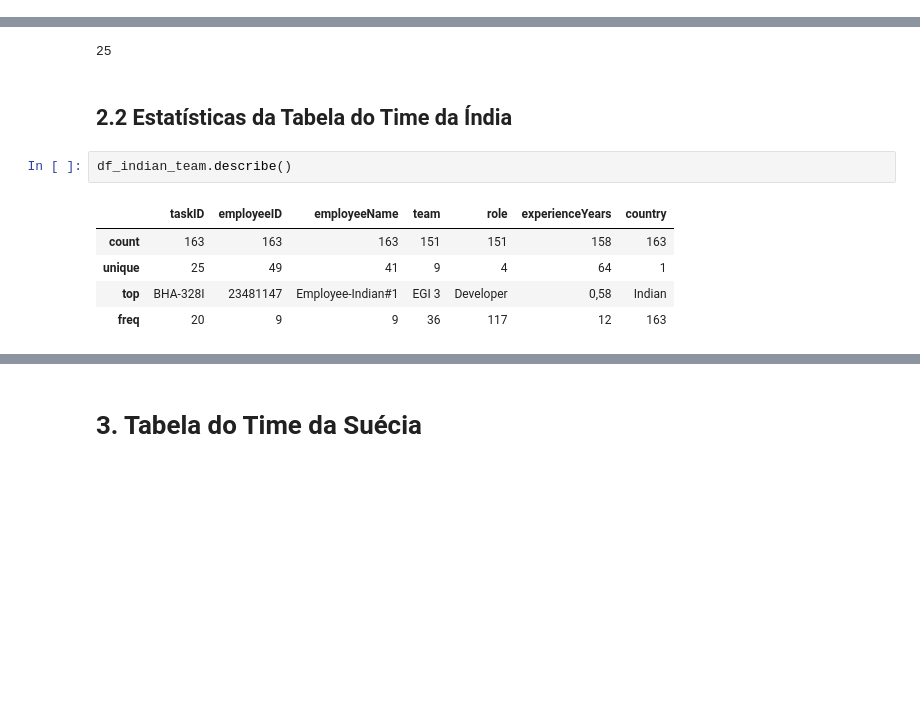
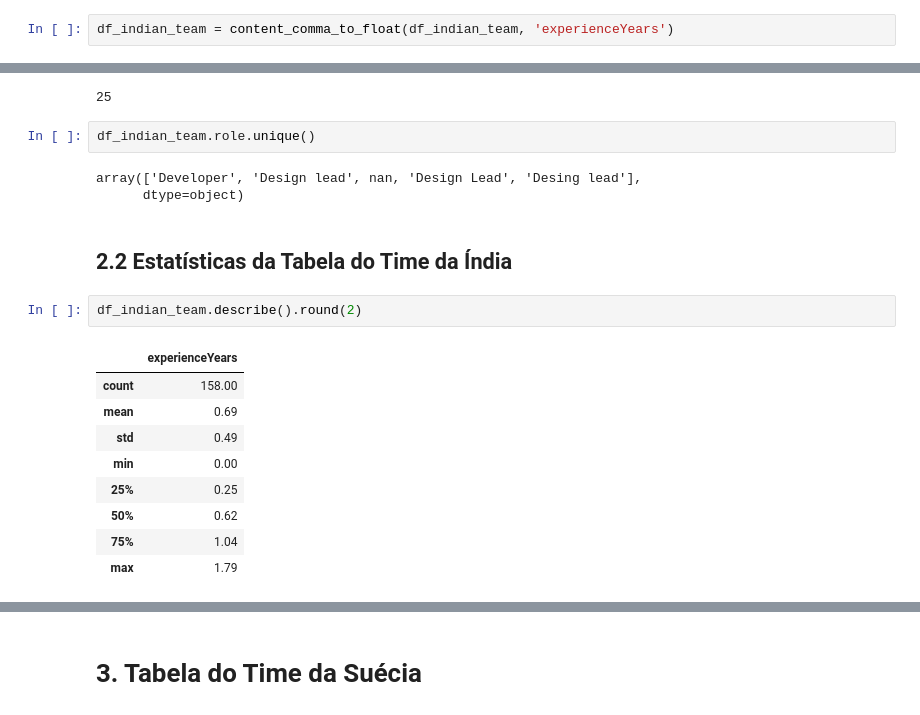
Before and after one commit to Technical-Debt-Large-Scale/tdmls, a Jupyter notebook: Analise das Tabelas dos Sites envolvidos.ipynb, the cells around one changed output, grey strips where cells are left out. Saved outputs shown, nothing was run; the diff lists cells and outputs as text; blank space fills up the shorter version.

```diff
--- a/Analise das Tabelas dos Sites envolvidos.ipynb
+++ b/Analise das Tabelas dos Sites envolvidos.ipynb
@@ -94,6 +94,8 @@ dtypes: object(7)
 memory usage: 9.0+ KB
 # %% [markdown]
 ## 2.1 Amostra de Dados
+# %%
+df_indian_team = content_comma_to_float(df_indian_team, 'experienceYears')
 # %%
 df_indian_team.head(5)
 # %% [output]
@@ -116,13 +118,22 @@ array(['TURK-372I', 'BHA-328I', 'TELSTRA-038', 'TURK-362', 'IDEA-173',
 len(df_indian_team.taskID.unique())
 # %% [output]
 25
+# %%
+df_indian_team.role.unique()
+# %% [output]
+array(['Developer', 'Design lead', nan, 'Design Lead', 'Desing lead'],
+      dtype=object)
 # %% [markdown]
 ## 2.2 Estatísticas da Tabela do Time da Índia
 # %%
-df_indian_team.describe()
+df_indian_team.describe().round(2)
 # %% [output]
-|  | taskID | employeeID | employeeName | team | role | experienceYears | country |
-| count | 163 | 163 | 163 | 151 | 151 | 158 | 163 |
-| unique | 25 | 49 | 41 | 9 | 4 | 64 | 1 |
-| top | BHA-328I | 23481147 | Employee-Indian#1 | EGI 3 | Developer | 0,58 | Indian |
-| freq | 20 | 9 | 9 | 36 | 117 | 12 | 163 |
+|  | experienceYears |
+| count | 158.00 |
+| mean | 0.69 |
+| std | 0.49 |
+| min | 0.00 |
+| 25% | 0.25 |
+| 50% | 0.62 |
+| 75% | 1.04 |
+| max | 1.79 |
```
Also changed, not shown: parts of 19 cells of this notebook, 3 other files.
